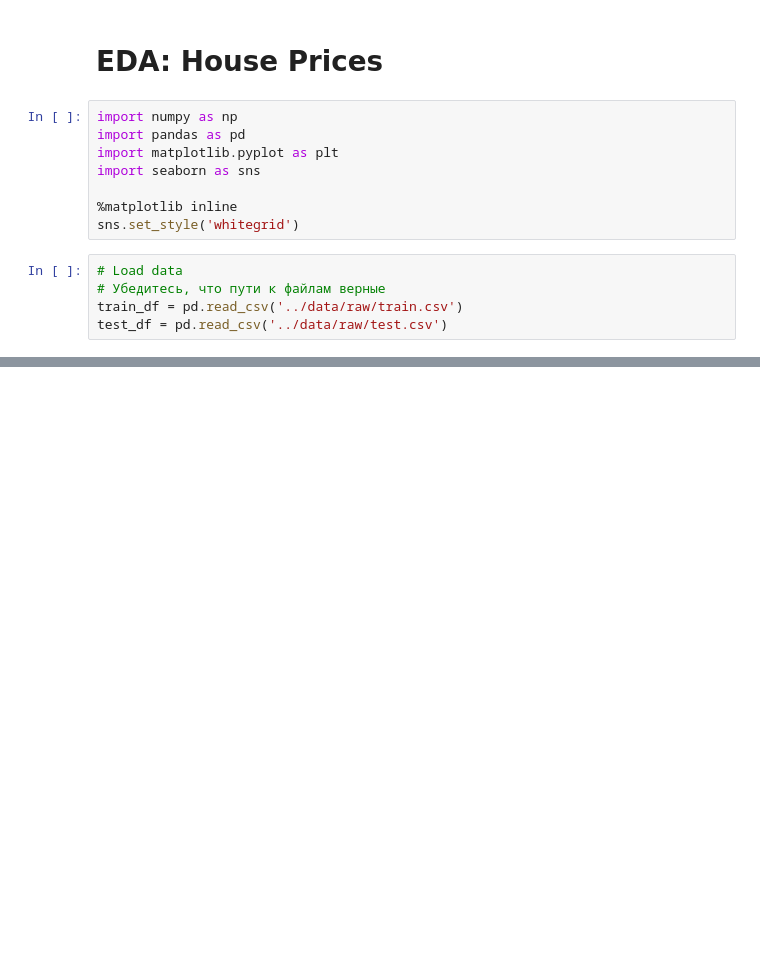
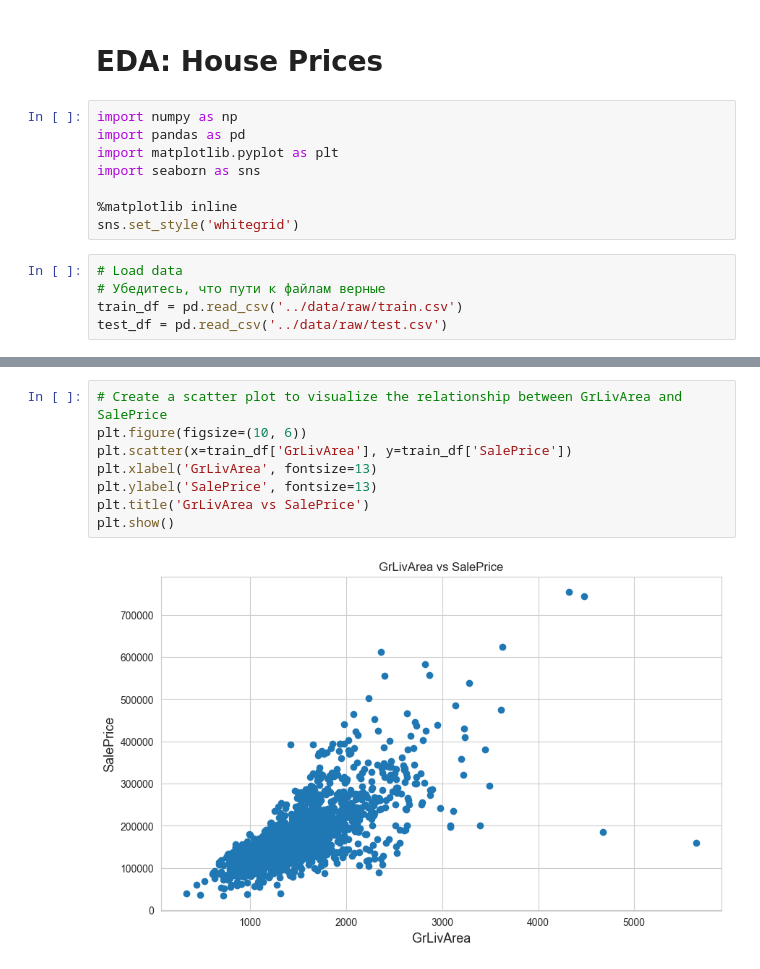
Before and after one commit to HolSoul/KaggleCompetitions, a Jupyter notebook: housing-prices-regression/notebooks/01-EDA.ipynb, the cells around one changed output, grey strips where cells are left out. Drawn from its saved outputs; the diff is of its cells as text; blank space fills up the shorter version.

```diff
--- a/housing-prices-regression/notebooks/01-EDA.ipynb
+++ b/housing-prices-regression/notebooks/01-EDA.ipynb
@@ -210,0 +286,10 @@ Ridge RMSE: 0.12725
+# %%
+# Create a scatter plot to visualize the relationship between GrLivArea and SalePrice
+plt.figure(figsize=(10, 6))
+plt.scatter(x=train_df['GrLivArea'], y=train_df['SalePrice'])
+plt.xlabel('GrLivArea', fontsize=13)
+plt.ylabel('SalePrice', fontsize=13)
+plt.title('GrLivArea vs SalePrice')
+plt.show()
+# %% [output]
+[figure, added]
```
Also changed, not shown: parts of 19 cells of this notebook, 10 other files.
